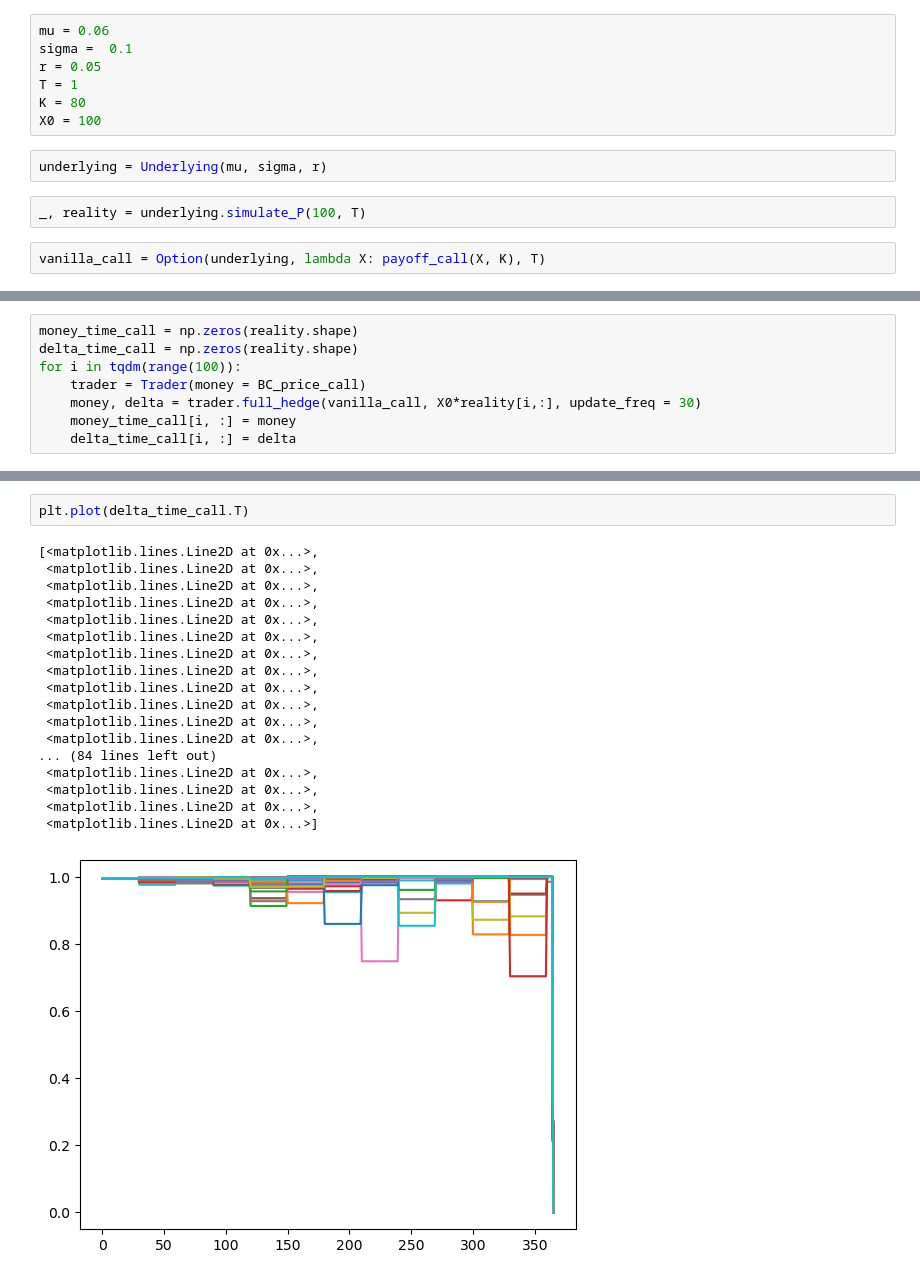
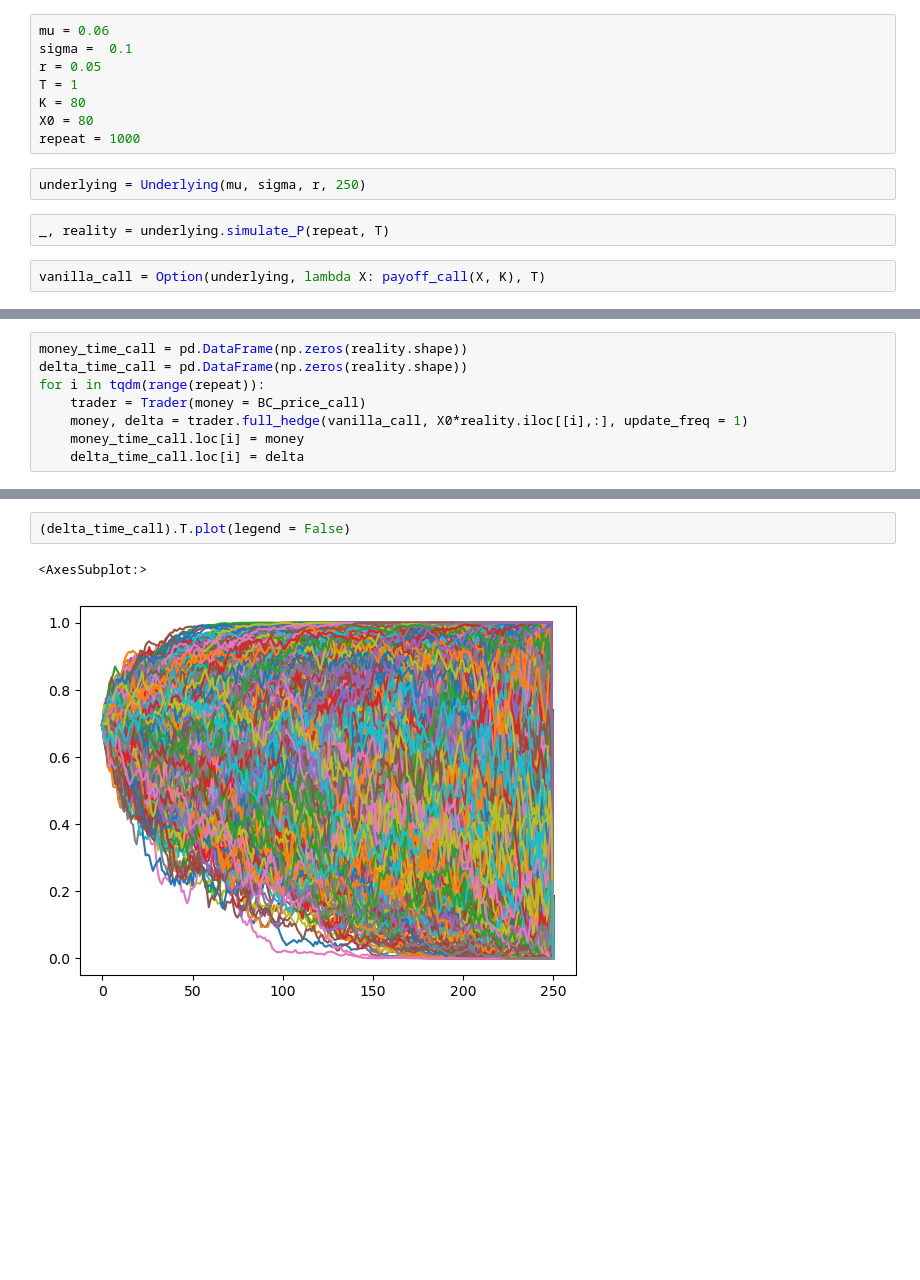
Before and after one commit to michalsn13/Quantile-Hedging, a Jupyter notebook: quantile_hedging.ipynb, the cells around one changed output, grey strips where cells are left out. Saved outputs shown, nothing was run; the diff lists cells and outputs as text; blank space fills up the shorter version.

```diff
--- a/quantile_hedging.ipynb
+++ b/quantile_hedging.ipynb
@@ -23,11 +23,12 @@ sigma =  0.1
 r = 0.05
 T = 1
 K = 80
-X0 = 100
+X0 = 80
+repeat = 1000
 # %%
-underlying = Underlying(mu, sigma, r)
+underlying = Underlying(mu, sigma, r, 250)
 # %%
-_, reality = underlying.simulate_P(100, T)
+_, reality = underlying.simulate_P(repeat, T)
 # %%
 vanilla_call = Option(underlying, lambda X: payoff_call(X, K), T)
 # %%
@@ -38,9 +39,9 @@ BC_price_call
 # %%
-money_time_call = np.zeros(reality.shape)
-delta_time_call = np.zeros(reality.shape)
-for i in tqdm(range(100)):
+money_time_call = pd.DataFrame(np.zeros(reality.shape))
+delta_time_call = pd.DataFrame(np.zeros(reality.shape))
+for i in tqdm(range(repeat)):
     trader = Trader(money = BC_price_call)
-    money, delta = trader.full_hedge(vanilla_call, X0*reality[i,:], update_freq = 30)
-    money_time_call[i, :] = money
-    delta_time_call[i, :] = delta
+    money, delta = trader.full_hedge(vanilla_call, X0*reality.iloc[[i],:], update_freq = 1)
+    money_time_call.loc[i] = money
+    delta_time_call.loc[i] = delta
 # %%
@@ -88,22 +57,6 @@ plt.plot(money_time_call.T)
 # %%
-plt.plot(delta_time_call.T)
+(delta_time_call).T.plot(legend = False)
 # %% [output]
-[<matplotlib.lines.Line2D at 0x...>,
- <matplotlib.lines.Line2D at 0x...>,
- <matplotlib.lines.Line2D at 0x...>,
- <matplotlib.lines.Line2D at 0x...>,
- <matplotlib.lines.Line2D at 0x...>,
- <matplotlib.lines.Line2D at 0x...>,
- <matplotlib.lines.Line2D at 0x...>,
- <matplotlib.lines.Line2D at 0x...>,
- <matplotlib.lines.Line2D at 0x...>,
- <matplotlib.lines.Line2D at 0x...>,
- <matplotlib.lines.Line2D at 0x...>,
- <matplotlib.lines.Line2D at 0x...>,
-... (84 lines left out)
- <matplotlib.lines.Line2D at 0x...>,
- <matplotlib.lines.Line2D at 0x...>,
- <matplotlib.lines.Line2D at 0x...>,
- <matplotlib.lines.Line2D at 0x...>]
+<AxesSubplot:>
-[figure, old version]
+[figure, new version]
 # %%
```
Also changed, not shown: parts of 17 cells of this notebook, 3 other files.
